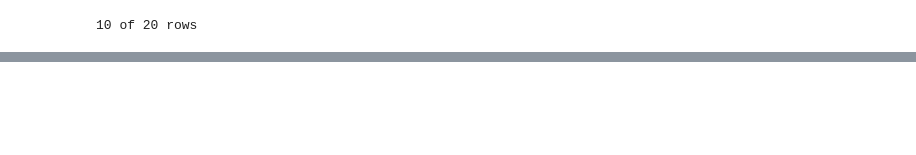
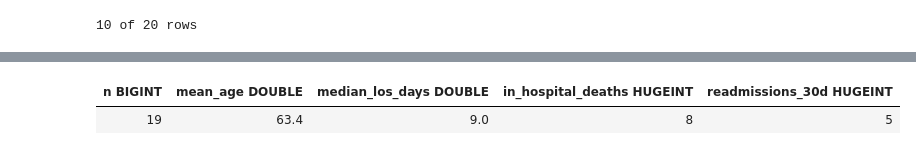
Before and after one commit to RenatoMurayama/omop-rwd-cohort-analytics, a Jupyter notebook: notebooks/01_explore_omop.ipynb, the cells around one changed output, grey strips where cells are left out. Saved outputs shown, nothing was run; the diff lists cells and outputs as text; code cells hidden in the pictures; blank space fills up the shorter version.

```diff
--- a/notebooks/01_explore_omop.ipynb
+++ b/notebooks/01_explore_omop.ipynb
@@ -212,0 +321,54 @@ LIMIT 20
+# %%
+# One row per patient with covariates and outcomes
+duckdb.sql("""
+CREATE OR REPLACE TABLE resp_analysis AS
+WITH next_visit AS (
+    SELECT c.person_id, MIN(v.visit_start_date) AS next_visit_date
+    FROM resp_cohort AS c
+    JOIN visit_occurrence AS v
+      ON v.person_id = c.person_id AND v.visit_start_date > c.visit_end_date
+    GROUP BY c.person_id
+),
+prior_visits AS (
+    SELECT c.person_id, COUNT(v.visit_occurrence_id) AS n_prior_visits
+    FROM resp_cohort AS c
+    LEFT JOIN visit_occurrence AS v
+      ON v.person_id = c.person_id AND v.visit_start_date < c.visit_start_date
+    GROUP BY c.person_id
+),
+obs_end AS (
+    SELECT person_id, MAX(observation_period_end_date) AS obs_end_date
+    FROM observation_period
+    GROUP BY person_id
+)
+SELECT c.person_id,
+       c.index_date,
+       YEAR(c.index_date) - p.year_of_birth AS age,
+       p.gender_source_value AS sex,
+       pv.n_prior_visits,
+       c.visit_end_date - c.visit_start_date AS los_days,
+       d.death_date,
+       CASE WHEN d.death_date BETWEEN c.visit_start_date AND c.visit_end_date THEN 1 ELSE 0 END AS in_hospital_death,
+       CASE WHEN nv.next_visit_date - c.visit_end_date <= 30 THEN 1 ELSE 0 END AS readmit_30d,
+       COALESCE(d.death_date, o.obs_end_date) - c.index_date AS time_days,
+       CASE WHEN d.death_date IS NOT NULL THEN 1 ELSE 0 END AS death_event
+FROM resp_cohort AS c
+JOIN person AS p        ON p.person_id = c.person_id
+LEFT JOIN death AS d    ON d.person_id = c.person_id
+LEFT JOIN next_visit AS nv   ON nv.person_id = c.person_id
+LEFT JOIN prior_visits AS pv ON pv.person_id = c.person_id
+LEFT JOIN obs_end AS o  ON o.person_id = c.person_id
+""")
+
+# Summary of outcomes
+duckdb.sql("""
+SELECT COUNT(*) AS n,
+       ROUND(AVG(age), 1) AS mean_age,
+       ROUND(MEDIAN(los_days), 1) AS median_los_days,
+       SUM(in_hospital_death) AS in_hospital_deaths,
+       SUM(readmit_30d) AS readmissions_30d
+FROM resp_analysis
+""")
+# %% [output]
+| n BIGINT | mean_age DOUBLE | median_los_days DOUBLE | in_hospital_deaths HUGEINT | readmissions_30d HUGEINT |
+| 19 | 63.4 | 9.0 | 8 | 5 |
```
Also changed, not shown: parts of 14 cells of this notebook, 3 other files.
